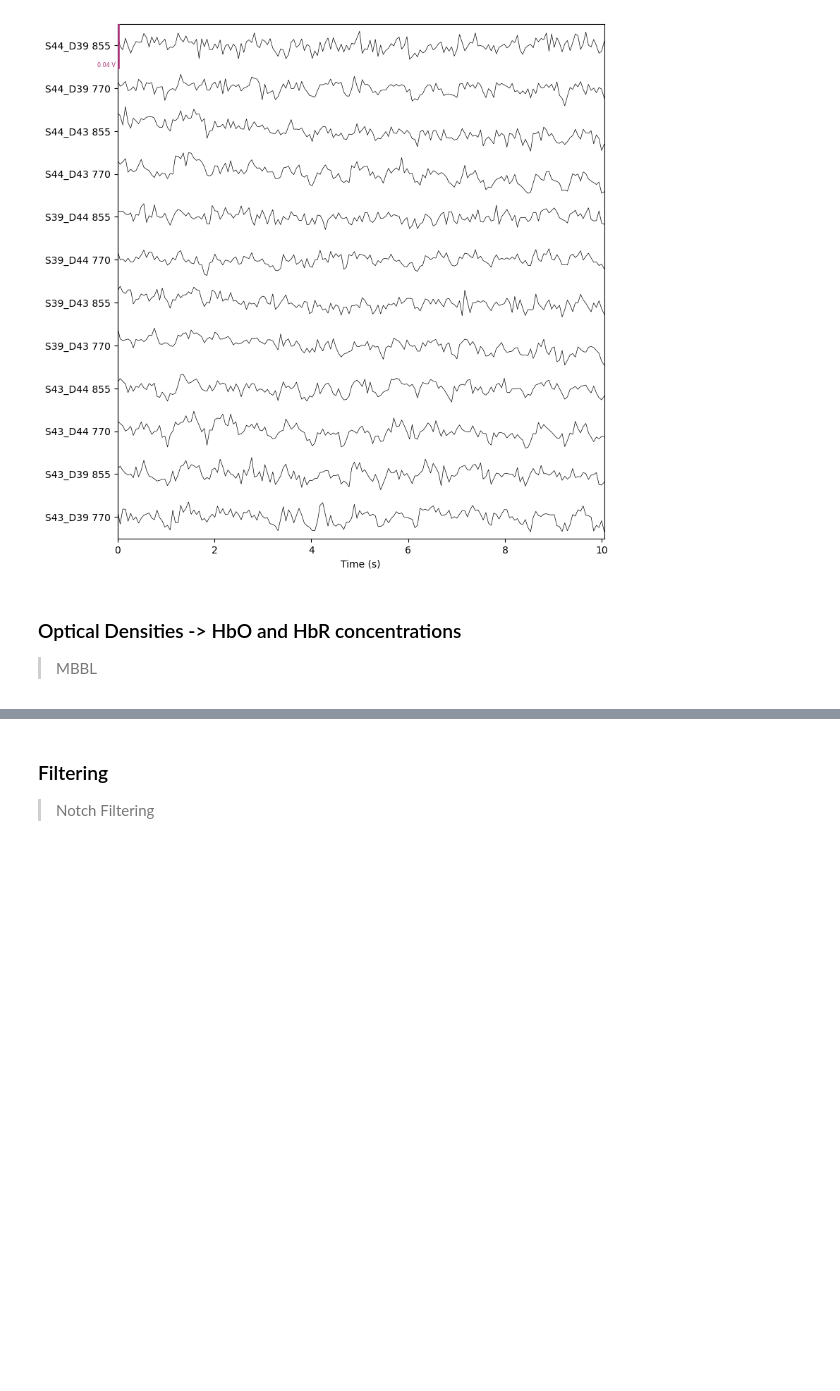
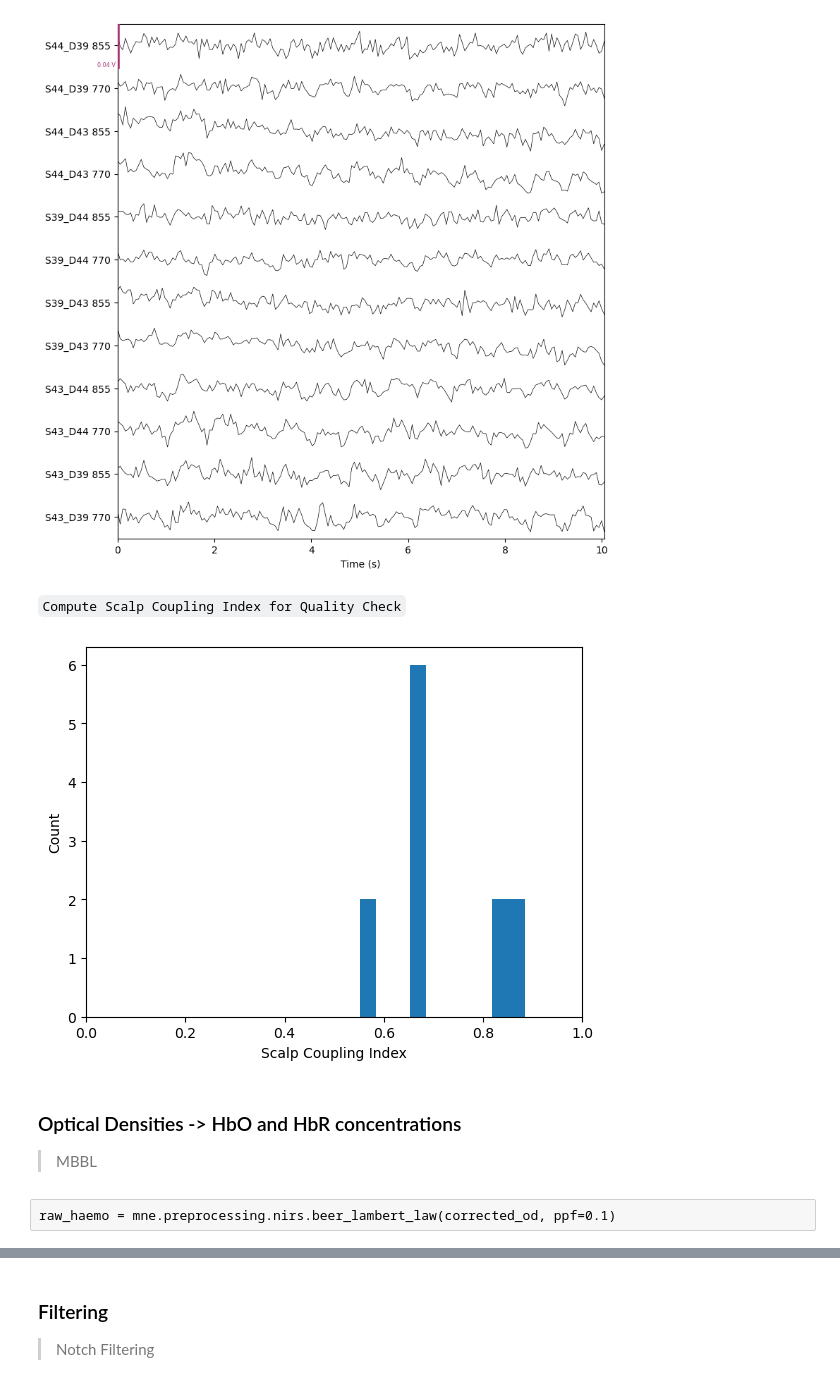
Before and after one commit to pulkitgoyal56/fnirsPy, a Jupyter notebook: main.ipynb, the cells around one changed output, grey strips where cells are left out. Drawn from its saved outputs; the diff is of its cells as text; code cells hidden in the pictures; blank space fills up the shorter version.

```diff
--- a/main.ipynb
+++ b/main.ipynb
@@ -56,0 +61,4 @@ mne.viz.set_browser_backend('qt')
+# %%
+# Set plotting backend for MNE
+mne.viz.set_browser_backend('matplotlib') # qt, matplotlib
+mne.viz.set_3d_backend('notebook') # pyvistaqt, notebook
@@ -375,3 +423,15 @@ corrected_od = mne.preprocessing.nirs.temporal_derivative_distribution_repair(ra
 corrected_od.plot(show_scrollbars=False);
 # %% [output]
 [figure]
+# %% [markdown]
+`Compute Scalp Coupling Index for Quality Check`
+# %%
+# Channels with SCI < 0.5 are 'bad'
+sci = mne.preprocessing.nirs.scalp_coupling_index(corrected_od)
+plt.hist(sci)
+plt.xlabel('Scalp Coupling Index')
+plt.ylabel('Count')
+plt.xlim([0, 1])
+plt.show()
+# %% [output]
+[figure, added]
@@ -379,3 +442,5 @@ corrected_od.plot(show_scrollbars=False);
 ### Optical Densities -> HbO and HbR concentrations
 
 > MBBL
+# %% [raw]
+raw_haemo = mne.preprocessing.nirs.beer_lambert_law(corrected_od, ppf=0.1)
```
Also changed, not shown: parts of 35 cells of this notebook.
